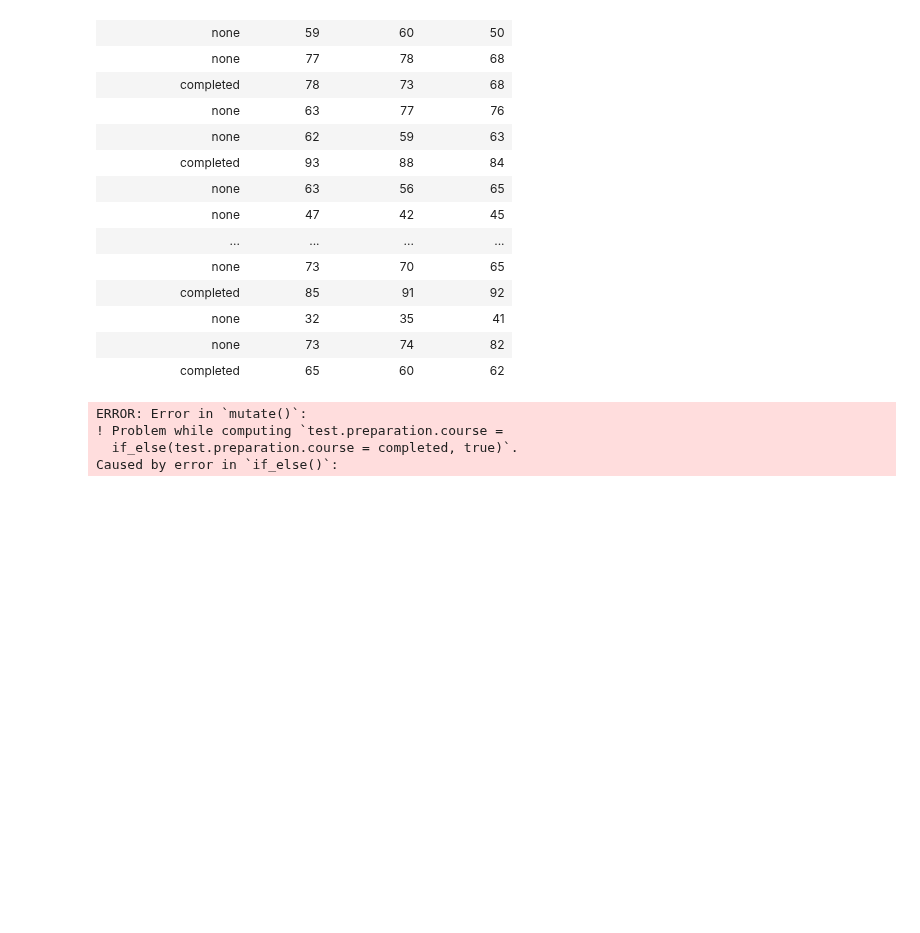
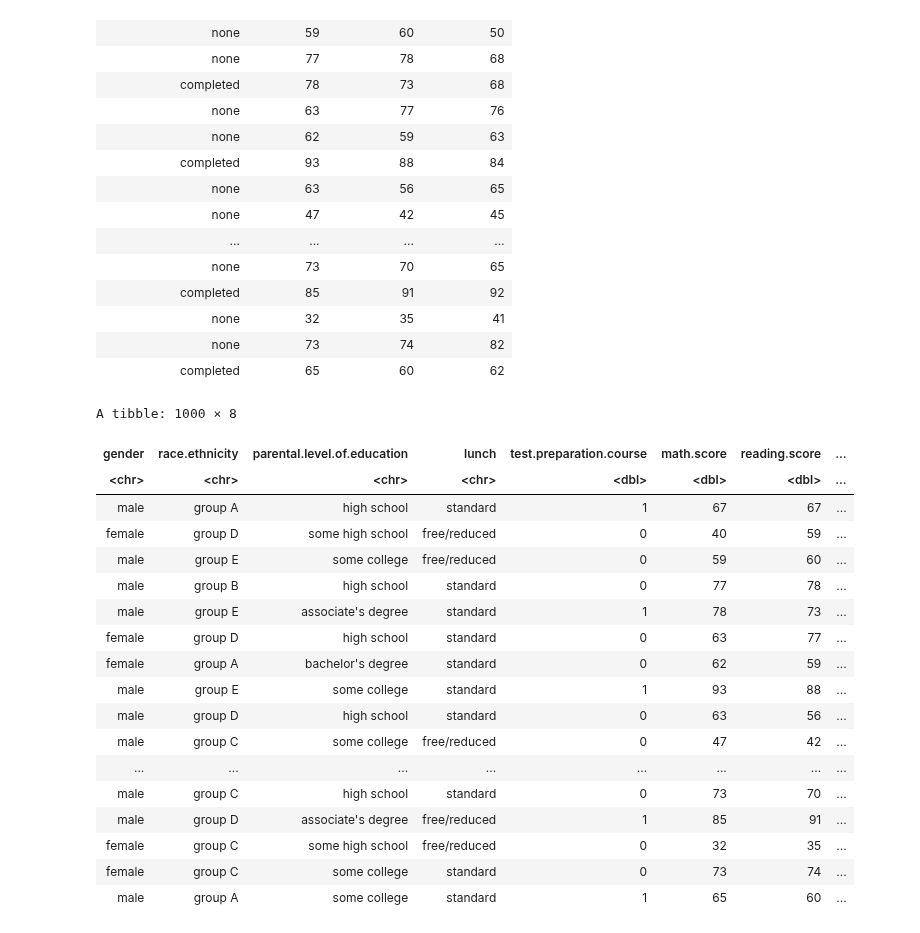
Before and after one commit to mayas02/dsci-100-2022w1-group-89, a Jupyter notebook: dataset.ipynb, the cells around one changed output. Saved outputs shown, nothing was run; the diff lists cells and outputs as text; code cells hidden in the pictures; blank space fills up the shorter version.

Commit message:
changed completed/none for test prep into 0s and 1s (0 = none, 1=completed)

```diff
--- a/dataset.ipynb
+++ b/dataset.ipynb
@@ -82,10 +82,25 @@ A tibble: 1000 × 4
 | completed | 65 | 60 | 62 |
 # %%
 exam_data |>
-mutate(test.preparation.course = if_else(test.preparation.course=completed, true))
-mutate(test.preparation.course = ifelse(test.preparation.course == "completed", 1))
+
+mutate(test.preparation.course = ifelse(test.preparation.course == "completed", 1, 0))
 # %% [output]
-ERROR: Error in `mutate()`:
-! Problem while computing `test.preparation.course =
-  if_else(test.preparation.course = completed, true)`.
-Caused by error in `if_else()`:
+A tibble: 1000 × 8
+| gender | race.ethnicity | parental.level.of.education | lunch | test.preparation.course | math.score | reading.score | ... |
+| <chr> | <chr> | <chr> | <chr> | <dbl> | <dbl> | <dbl> | ... |
+| male | group A | high school | standard | 1 | 67 | 67 | ... |
+| female | group D | some high school | free/reduced | 0 | 40 | 59 | ... |
+| male | group E | some college | free/reduced | 0 | 59 | 60 | ... |
+| male | group B | high school | standard | 0 | 77 | 78 | ... |
+| male | group E | associate's degree | standard | 1 | 78 | 73 | ... |
+| female | group D | high school | standard | 0 | 63 | 77 | ... |
+| female | group A | bachelor's degree | standard | 0 | 62 | 59 | ... |
+| male | group E | some college | standard | 1 | 93 | 88 | ... |
+| male | group D | high school | standard | 0 | 63 | 56 | ... |
+| male | group C | some college | free/reduced | 0 | 47 | 42 | ... |
+| ... | ... | ... | ... | ... | ... | ... | ... |
+| male | group C | high school | standard | 0 | 73 | 70 | ... |
+| male | group D | associate's degree | free/reduced | 1 | 85 | 91 | ... |
+| female | group C | some high school | free/reduced | 0 | 32 | 35 | ... |
+| female | group C | some college | standard | 0 | 73 | 74 | ... |
+| male | group A | some college | standard | 1 | 65 | 60 | ... |
```
